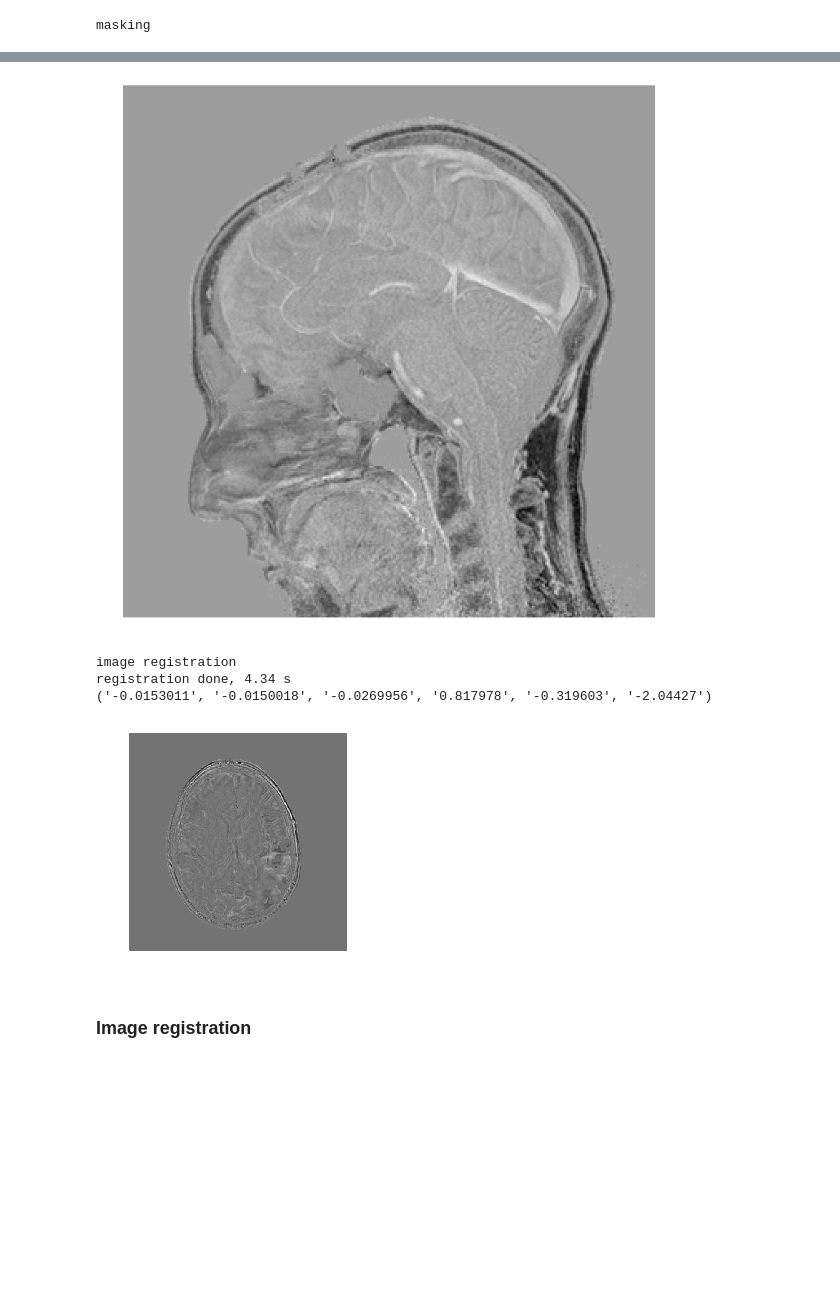
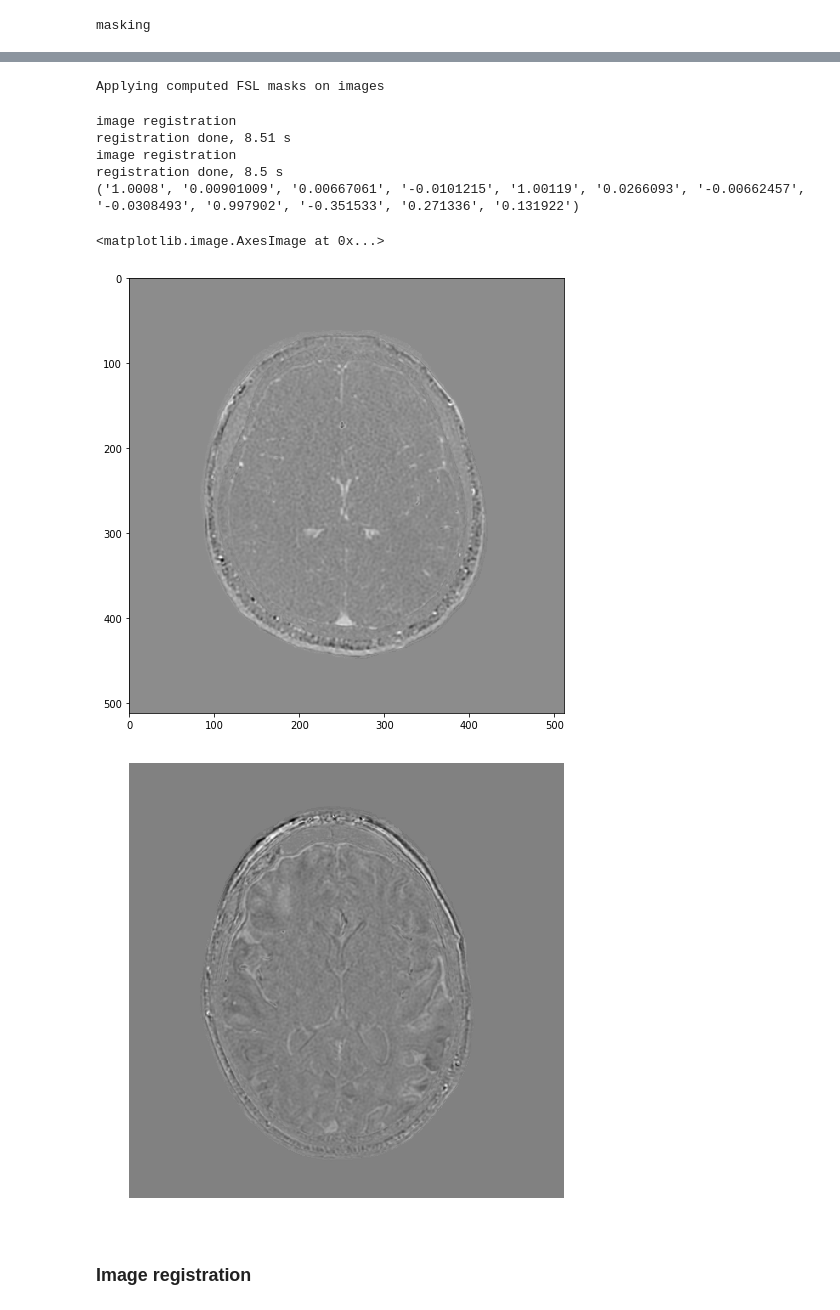
Before and after one commit to subtlemedicalinc/SubtleBoost, a Jupyter notebook: train/notebooks/Preprocess Steps-Stanford.ipynb, the cells around one changed output, grey strips where cells are left out. Drawn from its saved outputs; the diff is of its cells as text; code cells hidden in the pictures; blank space fills up the shorter version.

```diff
--- a/train/notebooks/Preprocess Steps-Stanford.ipynb
+++ b/train/notebooks/Preprocess Steps-Stanford.ipynb
@@ -6,14 +6,16 @@
 %reload_ext autoreload
 %autoreload 2
 
+import os
 from preprocess import *
 from argparse import Namespace
 import skimage.exposure as exp
 import matplotlib.pyplot as plt
 from matplotlib.patches import Rectangle
+import subtle.utils.io as suio
 
 plt.set_cmap('gray')
-plt.rcParams['figure.figsize'] = (15, 12)
+plt.rcParams['figure.figsize'] = (10, 8)
 
 from tqdm import tqdm_notebook as tqdm
 import subtle.subtle_preprocess as supre
@@ -21,6 +23,9 @@ import subtle.subtle_preprocess as supre
 metadata={
     'lambda': []
 }
+
+os.environ["CUDA_DEVICE_ORDER"] = "PCI_BUS_ID"
+os.environ["CUDA_VISIBLE_DEVICES"] = "2"
 
 def show_img(img, title='', axis=False, vmin=None, vmax=None):
     imshow_args = {}
@@ -113,12 +118,12 @@ for more information.
 ### Initialize dummy argparse Namespace
 # %%
 args = Namespace(
-    path_base='/home/srivathsa/projects/studies/gad/all/data/Patient_0267', verbose=True,
-    output='/home/srivathsa/projects/studies/gad/gen_siemens/preprocess/data/dummy.h5',
+    path_base='/home/srivathsa/projects/studies/gad/stanford/data/Patient_0441', verbose=True,
+    output='/home/srivathsa/projects/studies/gad/stanford/preprocess/data/dummy.h5',
     discard_start_percent=0, discard_end_percent=0, normalize=True,
     normalize_fun='mean', transform_type='affine', scale_matching=True,
     path_zero=None, path_low=None, path_full=None, mask_threshold=0.1,
-    override=False, skip_mask=False, scale_dicom_tags=False, skip_hist_norm=False,
+    override=False, skip_mask=False, scale_dicom_tags=False, skip_hist_norm=True,
     skip_registration=False, nslices=20, joint_normalize=False, global_scale_ref_im0=False, noise_mask_area=False,
     fsl_mask=True, fsl_mask_all_ims=True, use_fsl_reg=False, fsl_threshold=0.5
 )
@@ -184,0 +178,4 @@ plt.imshow(3*disp, vmin=disp.min(), vmax=disp.max())
+# %%
+ims_mask = apply_fsl_mask(args, ims, fsl_mask)
+# %% [output]
+Applying computed FSL masks on images
@@ -185,31 +185,38 @@ plt.imshow(3*disp, vmin=disp.min(), vmax=disp.max())
+# %%
+import SimpleITK as sitk
+
+pm = sitk.GetDefaultParameterMap('affine')
+reg_ims = np.copy(ims)
+
+reg_ims[:, 1], param_map = sup.register_im(ims[:, 0], ims[:, 1], param_map=pm, verbose=1,
+                               im_fixed_spacing=metadata['pixel_spacing_zero'],
+                               im_moving_spacing=metadata['pixel_spacing_low'])
+reg_ims[:, 2], param_map = sup.register_im(ims[:, 0], ims[:, 2], param_map=pm, verbose=1,
+
+                                           im_fixed_spacing=metadata['pixel_spacing_zero'],
+                               im_moving_spacing=metadata['pixel_spacing_full'])
+
+print(param_map[0]['TransformParameters'])
+# %% [output]
+image registration
+registration done, 8.51 s
+image registration
+registration done, 8.5 s
+('1.0008', '0.00901009', '0.00667061', '-0.0101215', '1.00119', '0.0266093', '-0.00662457', '-0.0308493', '0.997902', '-0.351533', '0.271336', '0.131922')
 # %%
-show_img(reg_ims[96, 1] - reg_ims[96, 0])
+plt.imshow(reg_ims[pidx, 1] - reg_ims[pidx, 0])
 # %% [output]
+<matplotlib.image.AxesImage at 0x...>
-[figure, old version]
+[figure, new version]
-# %%
-import SimpleITK as sitk
-
-pm = sitk.GetDefaultParameterMap('rigid', 2)
-reg_ims = np.copy(ims)
-
-reg_ims[:, 1], param_map = sup.register_im(ims[:, 0], ims[:, 1], param_map=pm, verbose=1,
-                               im_fixed_spacing=metadata['pixel_spacing_zero'],
-                               im_moving_spacing=metadata['pixel_spacing_low'])
-
-print(param_map[0]['TransformParameters'])
-# %% [output]
-image registration
-registration done, 4.34 s
-('-0.0153011', '-0.0150018', '-0.0269956', '0.817978', '-0.319603', '-2.04427')
 # %%
-param_map[0]['TransformParameters'] = ['0.00356384', '-0.00728928', '0.00229641', '0.5', '-0.575812', '3.76705']
+param_map[0]['TransformParameters'] = ['0.00149806', '-0.00961922', '0.00327058', '0.23644', '-0.665825', '4.7988']
 
 mod_ims = np.copy(ims)
 mod_ims[:, 1] = sup.apply_reg_transform(ims[:, 1], metadata['pixel_spacing_low'], param_map)
 # %%
-show_img(mod_ims[172, 1] - ims[172, 0])
+show_img(mod_ims[pidx, 1] - ims[pidx, 0])
 # %% [output]
-[figure, old version]
+[figure, new version]
 # %% [markdown]
 ### Image registration
 # %%
```
Also changed, not shown: parts of 10 cells of this notebook, 4 other files.
